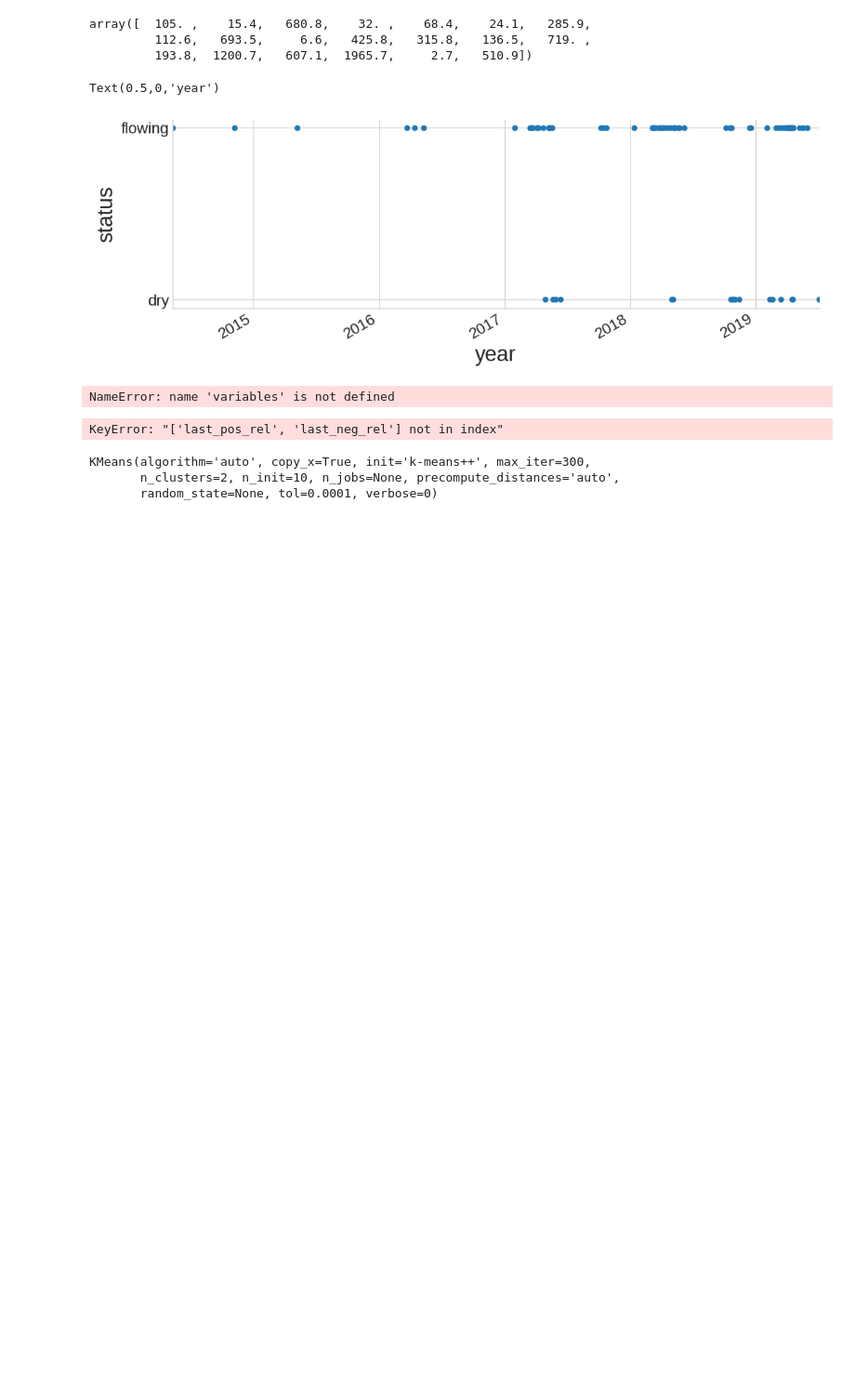
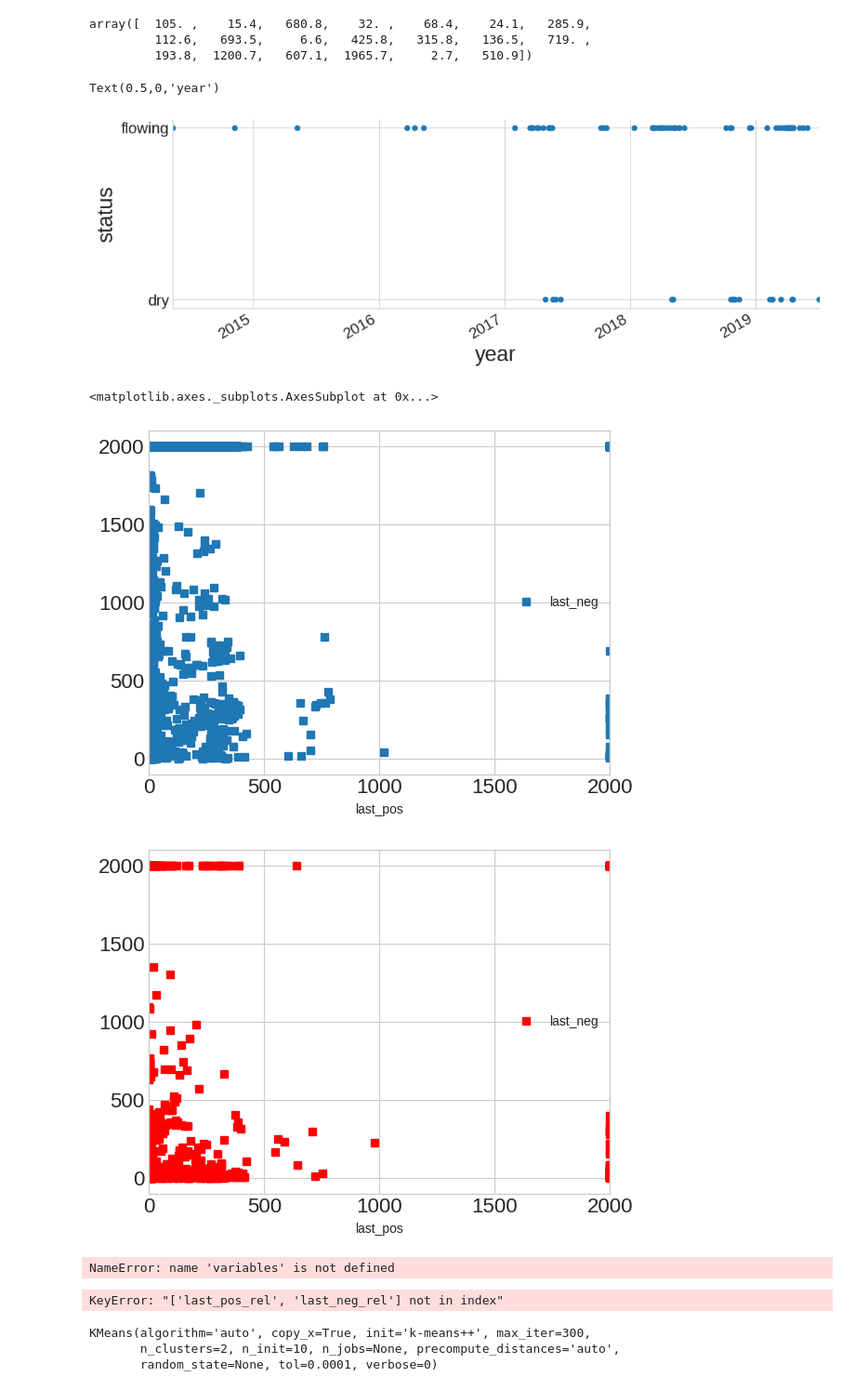
Before and after one commit to ishmandoo/trickle-tracker, a Jupyter notebook: predictor_combined.ipynb, the cells around one changed output. Shown at 93% size. Saved outputs shown, nothing was run; the diff lists cells and outputs as text; code cells hidden in the pictures; blank space fills up the shorter version.

```diff
--- a/predictor_combined.ipynb
+++ b/predictor_combined.ipynb
@@ -732,6 +779,13 @@ plt.xlabel("year", fontsize=22)
 # %% [output]
 Text(0.5,0,'year')
 [figure]
+# %%
+data[data.status==1].plot(x="last_pos", y="last_neg", style="s")
+data[data.status==0].plot(x="last_pos", y="last_neg", style="sr")
+# %% [output]
+<matplotlib.axes._subplots.AxesSubplot at 0x...>
+[figure, added]
+[figure, added]
 # %%
 # %% [output]
 NameError: name 'variables' is not defined
```
Also changed, not shown: parts of 6 cells of this notebook, 1 other file.
